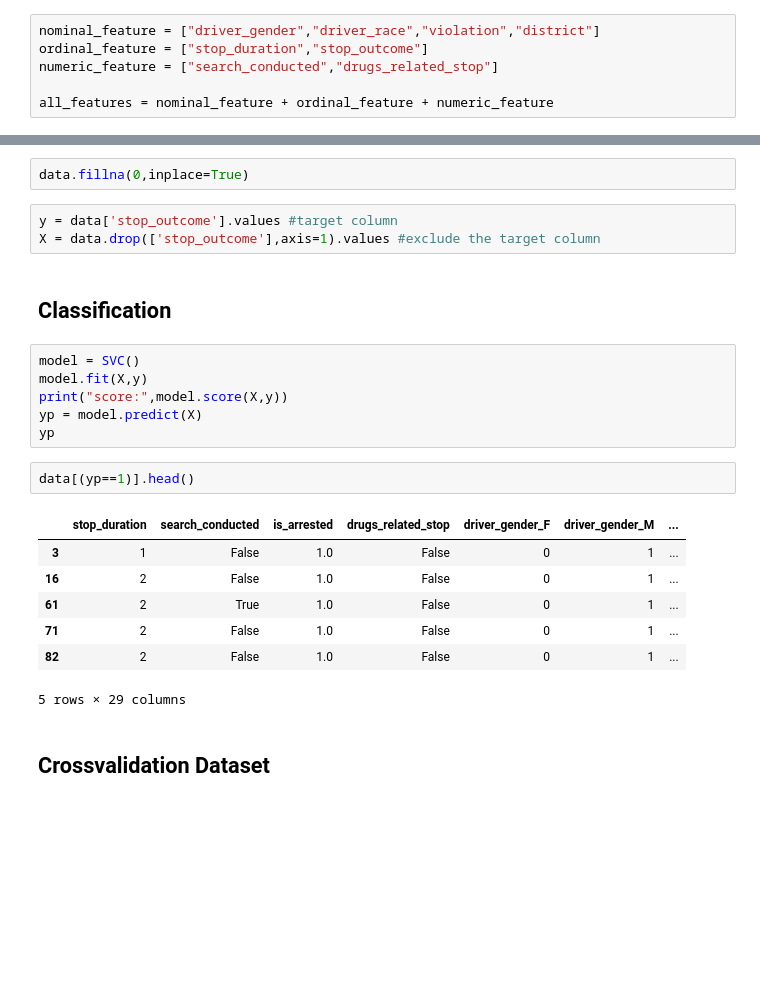
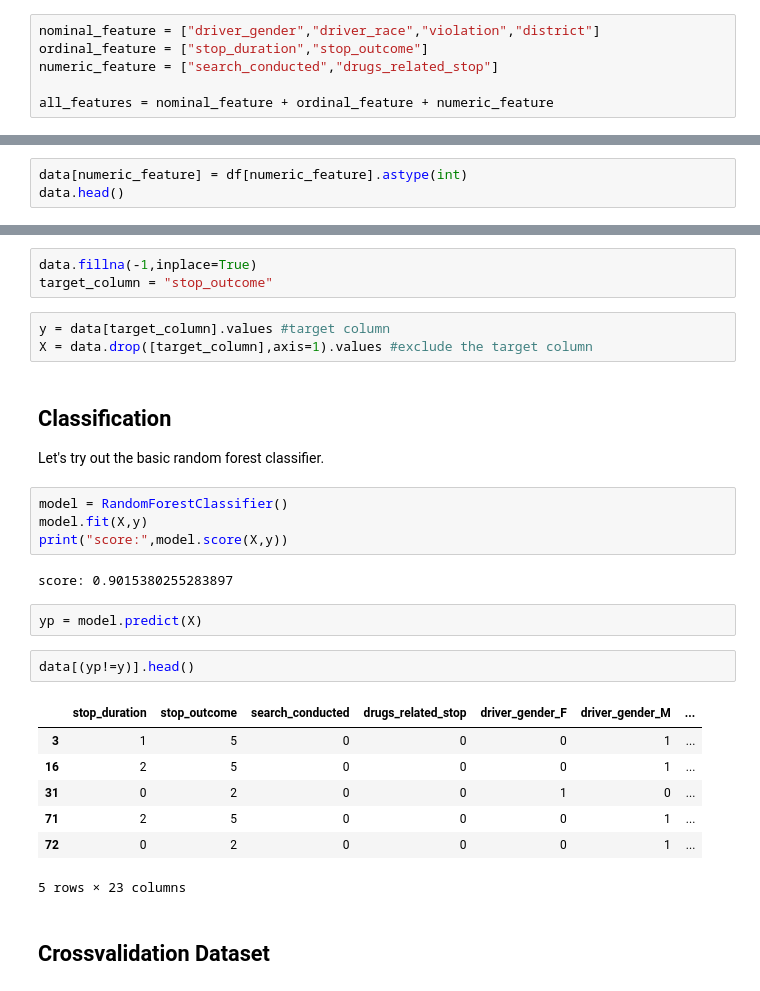
Before and after one commit to Bobwu1/Python-Bootcamp-SLC, a Jupyter notebook: Python Bootcamp March 23rd 2019.ipynb, the cells around one changed output, grey strips where cells are left out. Saved outputs shown, nothing was run; the diff lists cells and outputs as text; blank space fills up the shorter version.

```diff
--- a/Python Bootcamp March 23rd 2019.ipynb
+++ b/Python Bootcamp March 23rd 2019.ipynb
@@ -137,0 +125,3 @@ data.head()
+# %%
+data[numeric_feature] = df[numeric_feature].astype(int)
+data.head()
@@ -138,26 +140,31 @@ data.head()
 # %%
-data.fillna(0,inplace=True)
+data.fillna(-1,inplace=True)
+target_column = "stop_outcome"
 # %%
-y = data['stop_outcome'].values #target column
-X = data.drop(['stop_outcome'],axis=1).values #exclude the target column
+y = data[target_column].values #target column
+X = data.drop([target_column],axis=1).values #exclude the target column
-# %% [markdown]
-## Classification
+# %% [markdown]
+## Classification
+
+Let's try out the basic random forest classifier.
 # %%
-model = SVC()
+model = RandomForestClassifier()
 model.fit(X,y)
 print("score:",model.score(X,y))
-yp = model.predict(X)
-yp
+# %% [output]
+score: 0.9015380255283897
+# %%
+yp = model.predict(X)
 # %%
-data[(yp==1)].head()
+data[(yp!=y)].head()
 # %% [output]
-|  | stop_duration | search_conducted | is_arrested | drugs_related_stop | driver_gender_F | driver_gender_M | ... |
-| 3 | 1 | False | 1.0 | False | 0 | 1 | ... |
-| 16 | 2 | False | 1.0 | False | 0 | 1 | ... |
-| 61 | 2 | True | 1.0 | False | 0 | 1 | ... |
-| 71 | 2 | False | 1.0 | False | 0 | 1 | ... |
-| 82 | 2 | False | 1.0 | False | 0 | 1 | ... |
+|  | stop_duration | stop_outcome | search_conducted | drugs_related_stop | driver_gender_F | driver_gender_M | ... |
+| 3 | 1 | 5 | 0 | 0 | 0 | 1 | ... |
+| 16 | 2 | 5 | 0 | 0 | 0 | 1 | ... |
+| 31 | 0 | 2 | 0 | 0 | 1 | 0 | ... |
+| 71 | 2 | 5 | 0 | 0 | 0 | 1 | ... |
+| 72 | 0 | 2 | 0 | 0 | 0 | 1 | ... |
-5 rows × 29 columns
+5 rows × 23 columns
 # %% [markdown]
 ## Crossvalidation Dataset
 # %%
```
Also changed, not shown: parts of 34 cells of this notebook.
